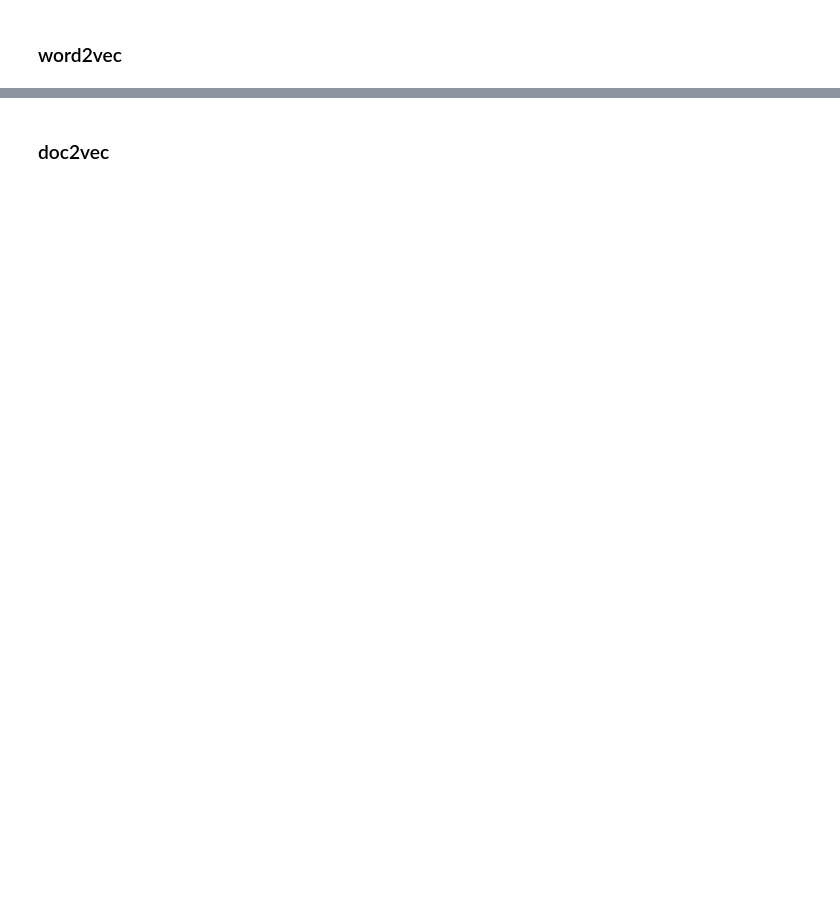
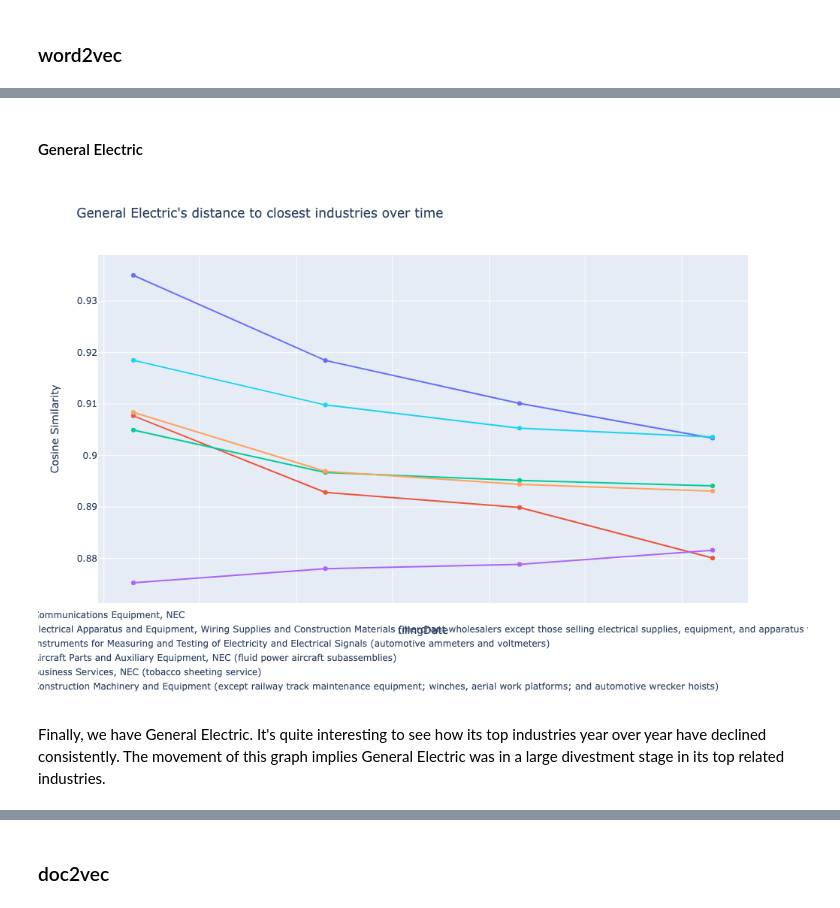
Before and after one commit to richardye101/ubineer_nlp_research, a Jupyter notebook: _build/html/_sources/content/richard/8_Dynamic_Embedding.ipynb, the cells around one changed output, grey strips where cells are left out. Cells and saved outputs as stored; diff of their text form; code cells hidden in the pictures; blank space fills up the shorter version.

```diff
--- a/_build/html/_sources/content/richard/8_Dynamic_Embedding.ipynb
+++ b/_build/html/_sources/content/richard/8_Dynamic_Embedding.ipynb
@@ -244,0 +432,18 @@ data_word2vec
+# %% [markdown]
+#### General Electric
+# %%
+ge_w2v = pd.concat([data_w2v[data_w2v.loc[:,"CIK"] == 40545].iloc[:,0].reset_index(drop=True),
+           pd.DataFrame(cosine_similarity(data_w2v[data_w2v.loc[:,"CIK"] == 40545].iloc[:,4:], industry_vectors),
+                        columns = industry_vectors.index.tolist())],
+          axis = 1)
+
+# Gets the list of top industries associated with okta throughout it's history
+ge_industries = set((ge_w2v.iloc[0,1:].sort_values(ascending = False).head(5).index.tolist()))
+for i in np.arange(1,ge_w2v.shape[0]):
+    ge_industries.update(ge_w2v.iloc[i,1:].sort_values(ascending = False).head(5).index.tolist())
+
+std_func.dynamic_plt(ge_w2v, ge_industries, "General Electric")
+# %% [output]
+[figure, added]
+# %% [markdown]
+Finally, we have General Electric. It's quite interesting to see how its top industries year over year have declined consistently. The movement of this graph implies General Electric was in a large divestment stage in its top related industries.
```
Also changed, not shown: parts of 102 cells of this notebook, 53 other files.
